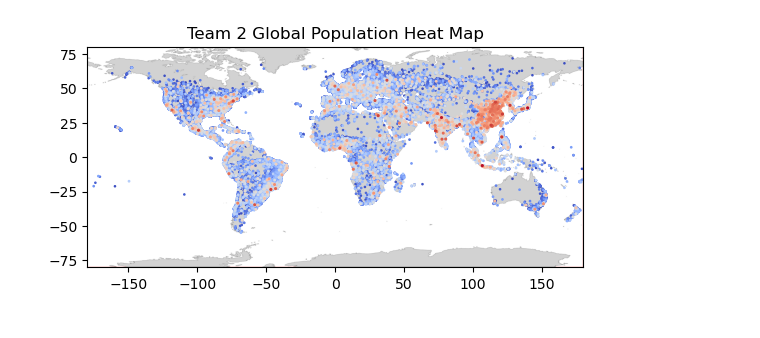
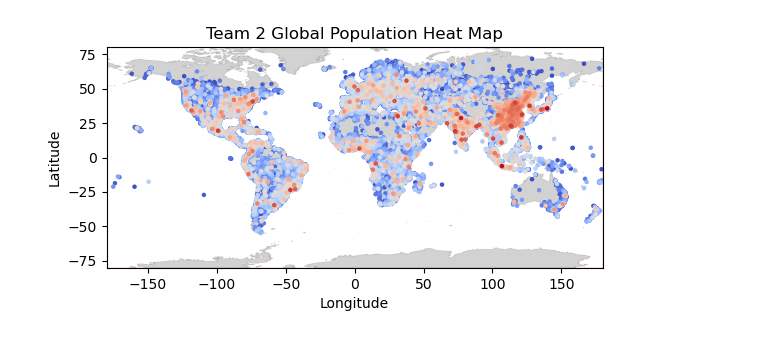
Before and after one commit to Ericdarkblade/Data_Analysis_INFO-I399, a Jupyter notebook: Anna Help/py4task5/py4task5.ipynb, the cells around one changed output. Drawn from its saved outputs; the diff is of its cells as text; code cells hidden in the pictures.

```diff
--- a/Anna Help/py4task5/py4task5.ipynb
+++ b/Anna Help/py4task5/py4task5.ipynb
@@ -8,19 +8,25 @@ pixel_map = imread('Py4_Task5_map.png')
 # %%
 # Top left pixel
 # [1.        , 0.22745098, 0.22745098, 1.        ]
 
 
+
+
+
+#Global Map
 plt.imshow(pixel_map, extent=(-180, 180, -80, 80))
 
 citys = pd.read_csv('Py4_Task5_worldcities.csv')
 citys
 # /5 so that dots are not overlapping one another.
-log10Population = np.log10(citys['population'])/5
+log10Population = np.log10(citys['population'])
 
 plt.title("Team 2 Global Population Heat Map")
 plt.scatter(x=citys['lng'], y=citys['lat'],
-            s=log10Population, c=log10Population, cmap='coolwarm')
+            s=5, c=log10Population, cmap='coolwarm')
+plt.xlabel('Longitude')
+plt.ylabel('Latitude')
 
 plt.savefig('Py4_Task5_worldmap_2.png', dpi=200, bbox_inches='tight')
 # %% [output]
-[figure, old version]
+[figure, new version]
```
Also changed, not shown: parts of 1 cell of this notebook, 3 other files.
